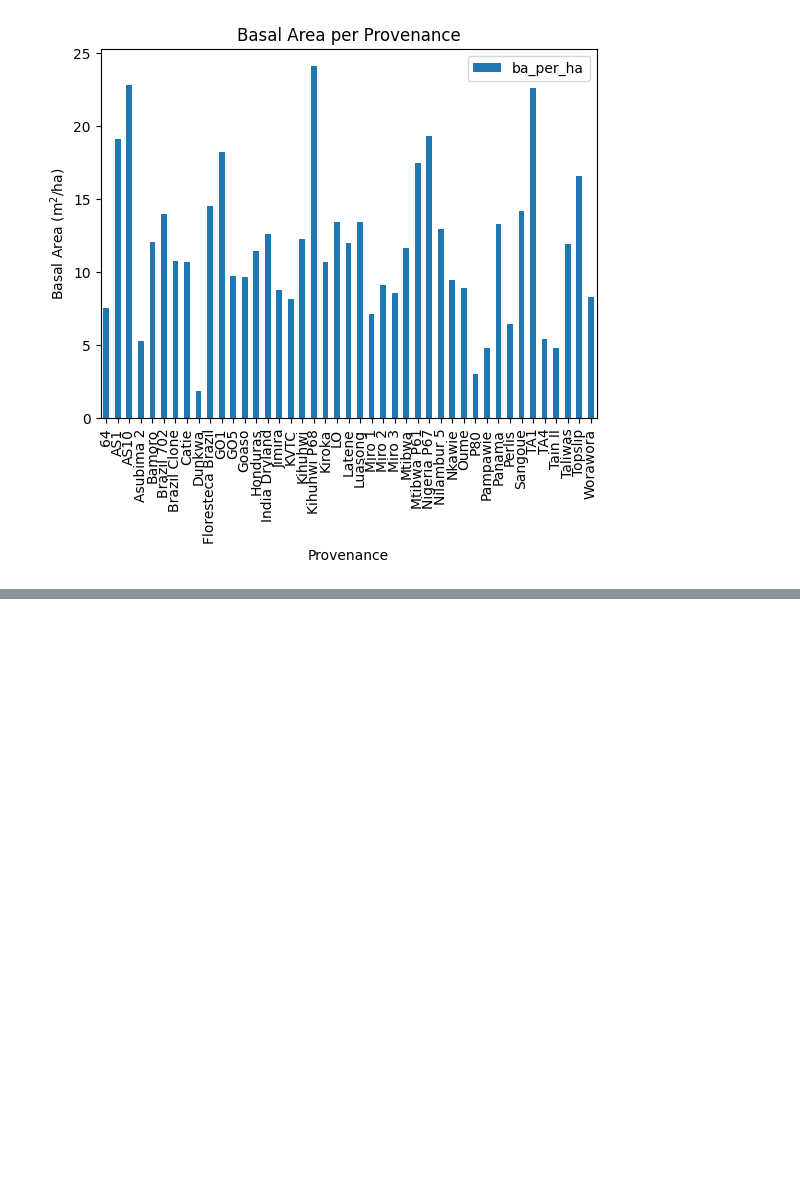
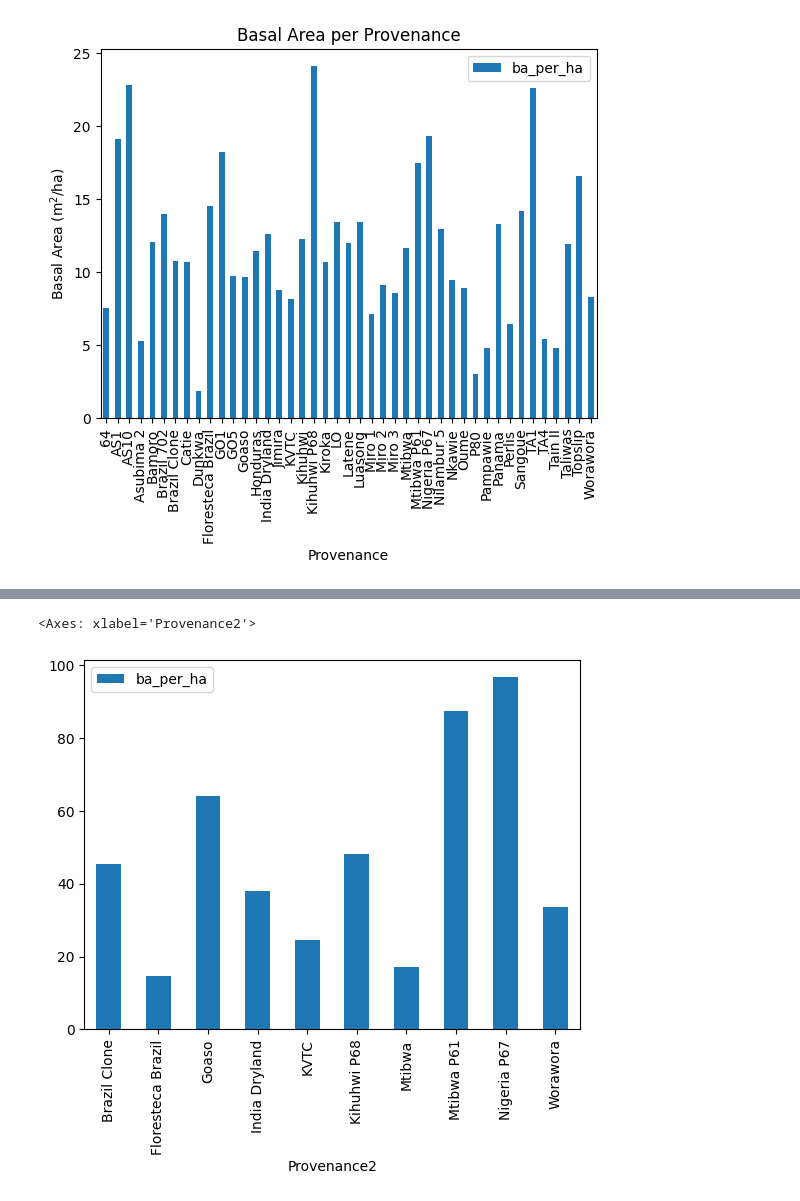
Before and after one commit to ds-gowusu/forest_ml, a Jupyter notebook: Provenance_analysis_2026.ipynb, the cells around one changed output, grey strips where cells are left out. Cells and saved outputs as stored; diff of their text form; code cells hidden in the pictures; blank space fills up the shorter version.

```diff
--- a/Provenance_analysis_2026.ipynb
+++ b/Provenance_analysis_2026.ipynb
@@ -239,0 +275,6 @@ prov_summary.head()
+# %%
+ba_9 = ba_age[ba_age['Age'] == 9]
+ba_9.plot(kind='bar', x='Provenance2', y='ba_per_ha')
+# %% [output]
+<Axes: xlabel='Provenance2'>
+[figure, added]
```
Also changed, not shown: parts of 11 cells of this notebook, 2 other files.
